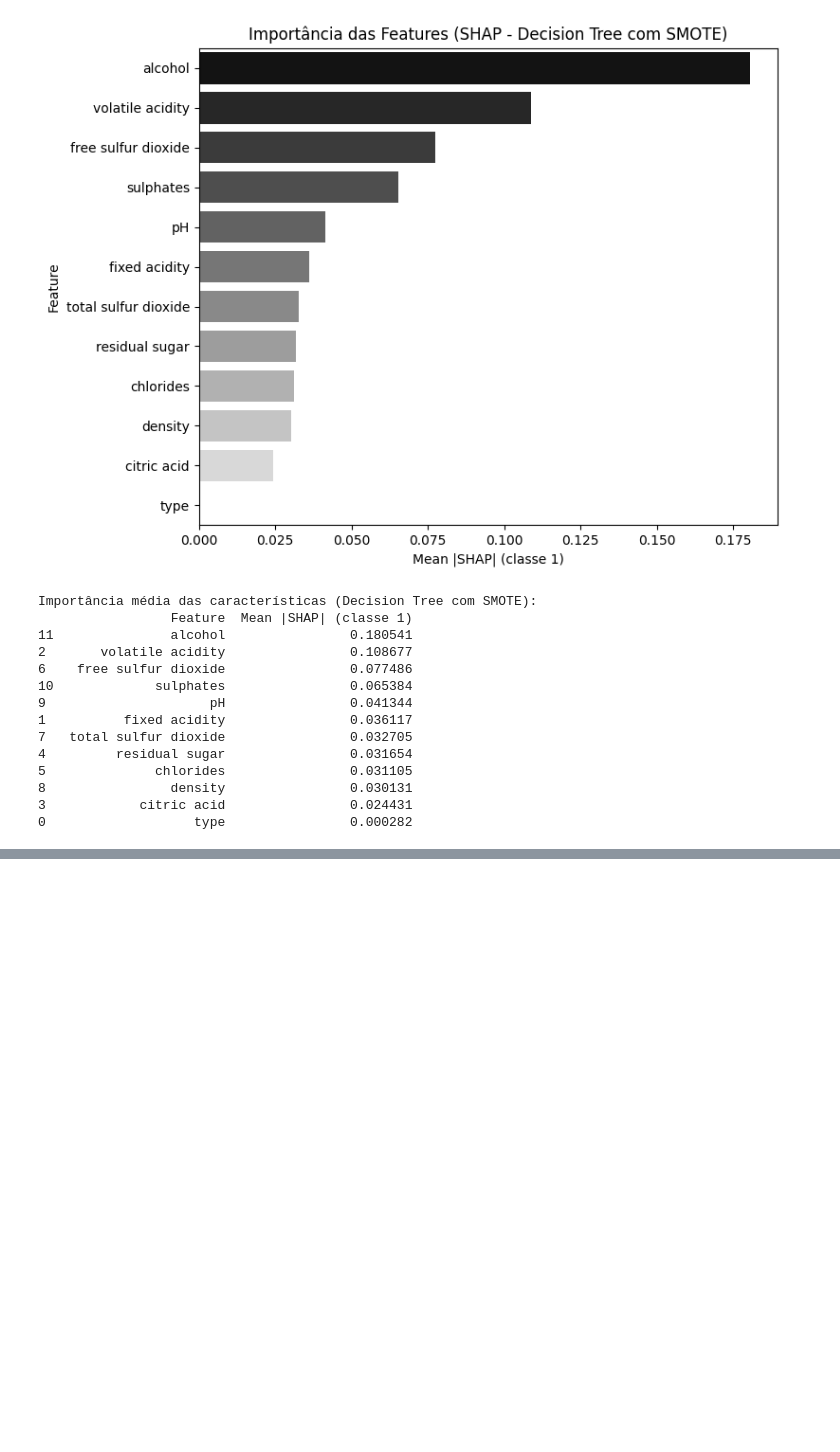
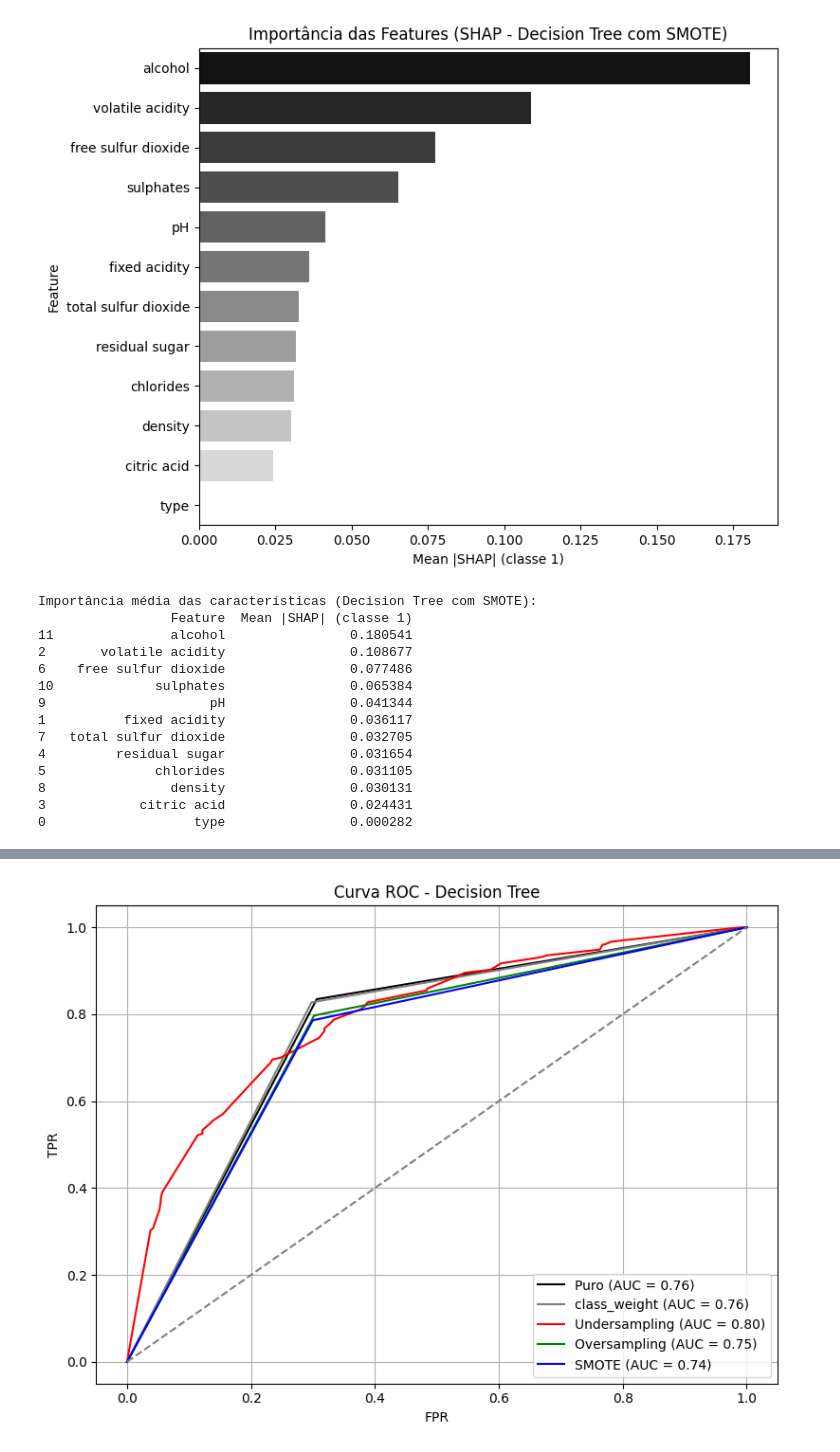
Before and after one commit to BMateusSs/Projeto-PSI3, a Jupyter notebook: decision_tree_wine_quality.ipynb, the cells around one changed output, grey strips where cells are left out. Cells and saved outputs as stored; diff of their text form; code cells hidden in the pictures; blank space fills up the shorter version.

```diff
--- a/decision_tree_wine_quality.ipynb
+++ b/decision_tree_wine_quality.ipynb
@@ -845,0 +876,29 @@ Importância média das características (Decision Tree com SMOTE):
+# %%
+# Probabilidade para Classe Positiva
+fpr_puro, tpr_puro, _ = roc_curve(y_test, clf_tree.predict_proba(X_test)[:, 1])
+fpr_cw, tpr_cw, _ = roc_curve(y_test, clf_tree_cw.predict_proba(X_test)[:, 1])
+fpr_us, tpr_us, _ = roc_curve(y_test, clf_tree_under.predict_proba(X_test)[:, 1])
+fpr_os, tpr_os, _ = roc_curve(y_test, clf_tree_over.predict_proba(X_test)[:, 1])
+fpr_smote, tpr_smote, _ = roc_curve(y_test, clf_tree_smote.predict_proba(X_test)[:, 1])
+auc_puro = auc(fpr_puro, tpr_puro)
+auc_cw = auc(fpr_cw, tpr_cw)
+auc_us = auc(fpr_us, tpr_us)
+auc_os = auc(fpr_os, tpr_os)
+auc_smote = auc(fpr_smote, tpr_smote)
+
+plt.figure(figsize=(8, 6))
+plt.plot(fpr_puro, tpr_puro, label=f'Puro (AUC = {auc_puro:.2f})', color='black')
+plt.plot(fpr_cw, tpr_cw, label=f'class_weight (AUC = {auc_cw:.2f})', color='gray')
+plt.plot(fpr_us, tpr_us, label=f'Undersampling (AUC = {auc_us:.2f})', color='red')
+plt.plot(fpr_os, tpr_os, label=f'Oversampling (AUC = {auc_os:.2f})', color='green')
+plt.plot(fpr_smote, tpr_smote, label=f'SMOTE (AUC = {auc_smote:.2f})', color='blue')
+plt.plot([0, 1], [0, 1], linestyle='--', color='gray')
+plt.title("Curva ROC - Decision Tree")
+plt.xlabel("FPR")
+plt.ylabel("TPR")
+plt.legend(loc="lower right")
+plt.grid(True)
+plt.tight_layout()
+plt.show()
+# %% [output]
+[figure, added]
```
Also changed, not shown: parts of 10 cells of this notebook, 1 other file.
